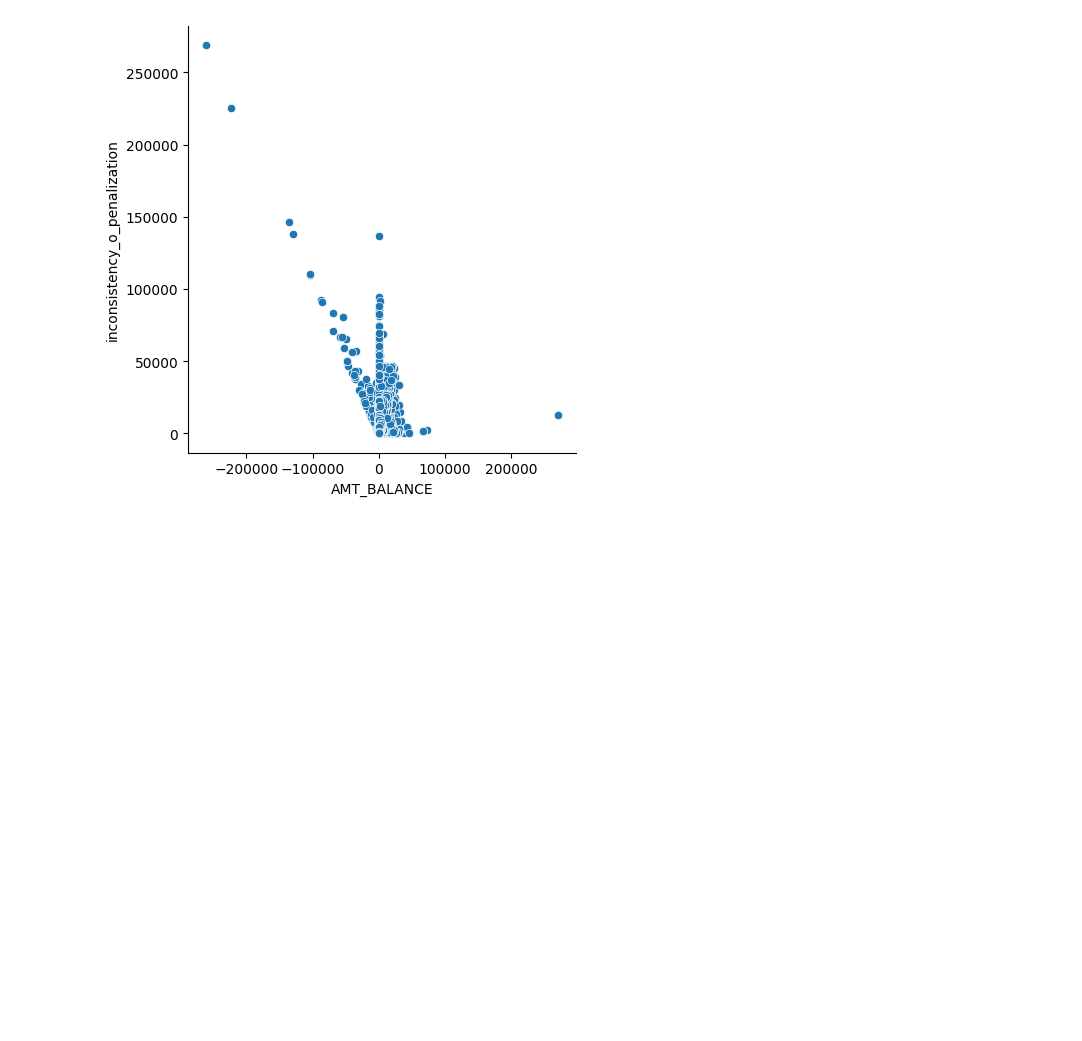
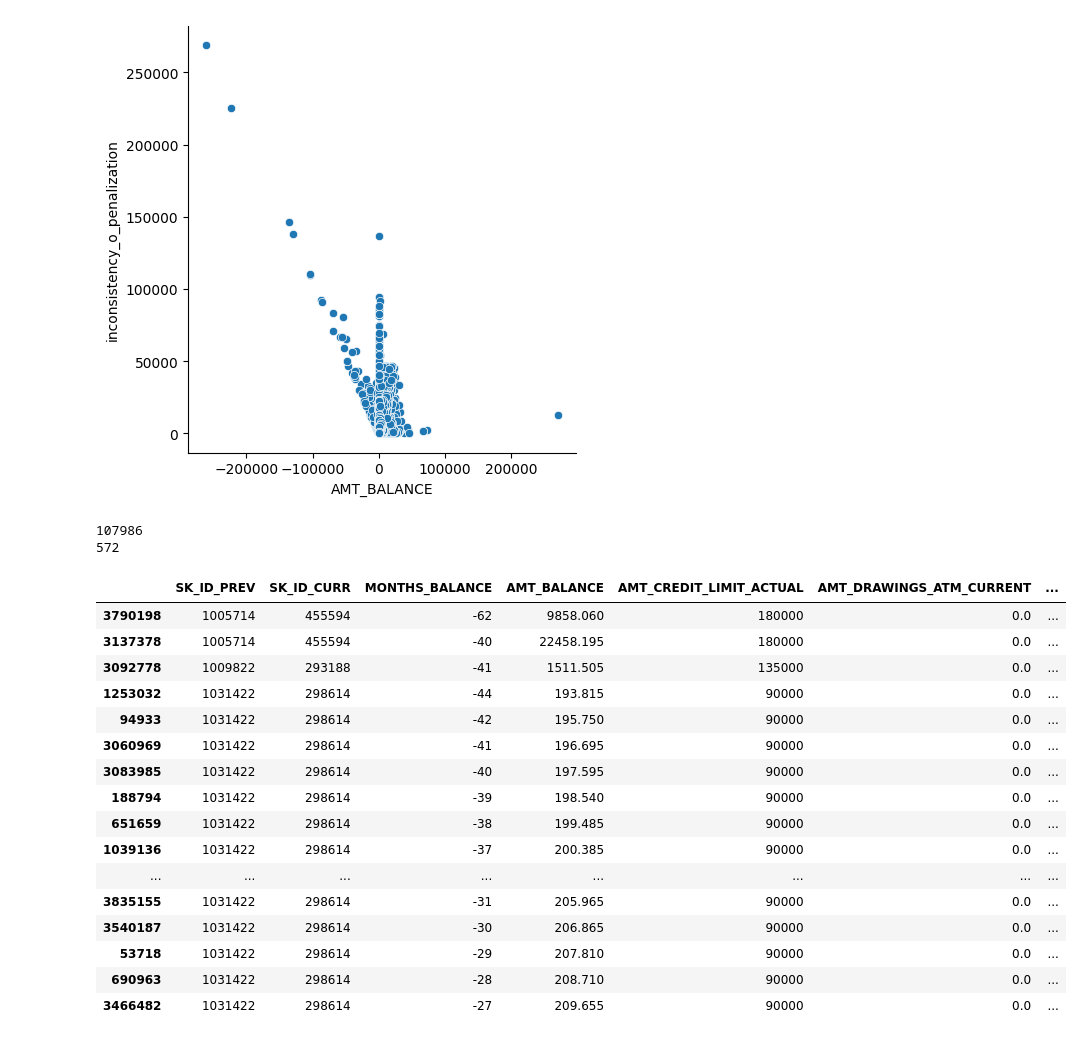
Before and after one commit to KuroEinzbern/Home-Credit-Default-Risk-Kaggle, a Jupyter notebook: notebooks/EDA/eda_credit_card.ipynb, the cells around one changed output. Drawn from its saved outputs; the diff is of its cells as text; code cells hidden in the pictures; blank space fills up the shorter version.

```diff
--- a/notebooks/EDA/eda_credit_card.ipynb
+++ b/notebooks/EDA/eda_credit_card.ipynb
@@ -266,3 +322,34 @@ sns.relplot(data= cases_of_analisis, x="AMT_BALANCE", y= "inconsistency_o_penali
 # %% [output]
 <seaborn.axisgrid.FacetGrid at 0x...>
 [figure]
+# %%
+#17
+mask_capital_bigger_than_total= (credit_card_df["AMT_RECEIVABLE_PRINCIPAL"] > credit_card_df["AMT_TOTAL_RECEIVABLE"])
+print(mask_capital_bigger_than_total.sum())
+
+
+excluding_overpayment= credit_card_df[(mask_capital_bigger_than_total) & (credit_card_df["AMT_TOTAL_RECEIVABLE"] > 0)]
+print(len(excluding_overpayment))
+
+pd.set_option('display.max_columns', None)
+excluding_overpayment.head(20)
+# %% [output]
+107986
+572
+|  | SK_ID_PREV | SK_ID_CURR | MONTHS_BALANCE | AMT_BALANCE | AMT_CREDIT_LIMIT_ACTUAL | AMT_DRAWINGS_ATM_CURRENT | ... |
+| 3790198 | 1005714 | 455594 | -62 | 9858.060 | 180000 | 0.0 | ... |
+| 3137378 | 1005714 | 455594 | -40 | 22458.195 | 180000 | 0.0 | ... |
+| 3092778 | 1009822 | 293188 | -41 | 1511.505 | 135000 | 0.0 | ... |
+| 1253032 | 1031422 | 298614 | -44 | 193.815 | 90000 | 0.0 | ... |
+| 94933 | 1031422 | 298614 | -42 | 195.750 | 90000 | 0.0 | ... |
+| 3060969 | 1031422 | 298614 | -41 | 196.695 | 90000 | 0.0 | ... |
+| 3083985 | 1031422 | 298614 | -40 | 197.595 | 90000 | 0.0 | ... |
+| 188794 | 1031422 | 298614 | -39 | 198.540 | 90000 | 0.0 | ... |
+| 651659 | 1031422 | 298614 | -38 | 199.485 | 90000 | 0.0 | ... |
+| 1039136 | 1031422 | 298614 | -37 | 200.385 | 90000 | 0.0 | ... |
+| ... | ... | ... | ... | ... | ... | ... | ... |
+| 3835155 | 1031422 | 298614 | -31 | 205.965 | 90000 | 0.0 | ... |
+| 3540187 | 1031422 | 298614 | -30 | 206.865 | 90000 | 0.0 | ... |
+| 53718 | 1031422 | 298614 | -29 | 207.810 | 90000 | 0.0 | ... |
+| 690963 | 1031422 | 298614 | -28 | 208.710 | 90000 | 0.0 | ... |
+| 3466482 | 1031422 | 298614 | -27 | 209.655 | 90000 | 0.0 | ... |
```
Also changed, not shown: parts of 16 cells of this notebook, 5 other files.
